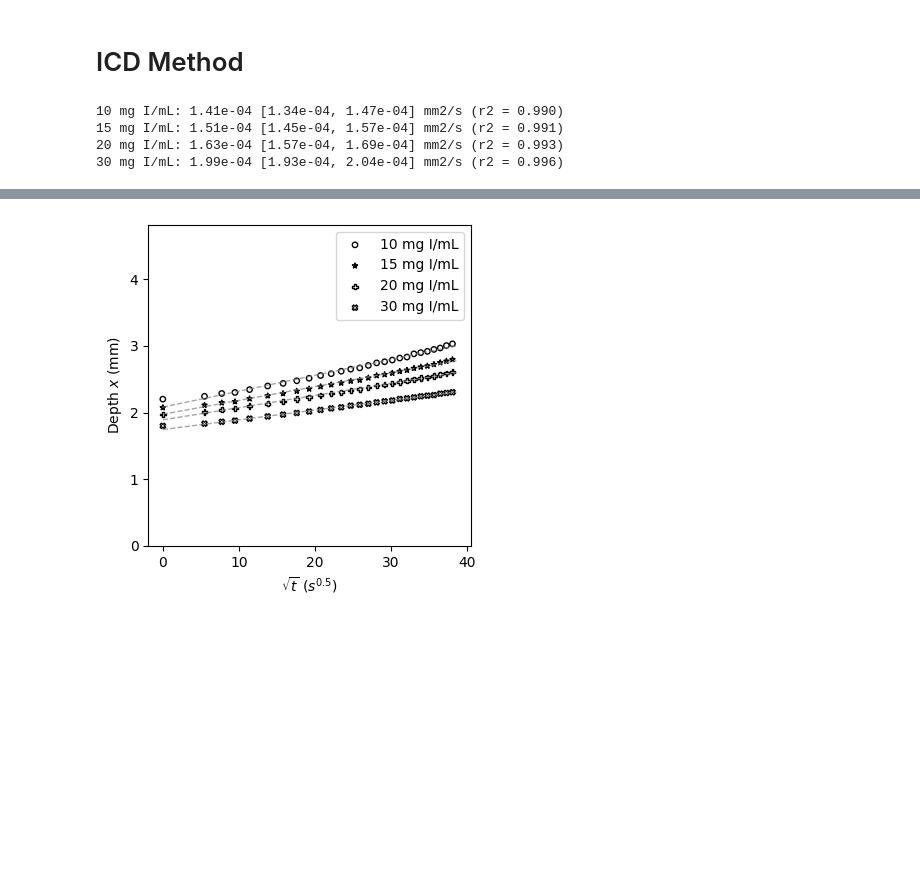
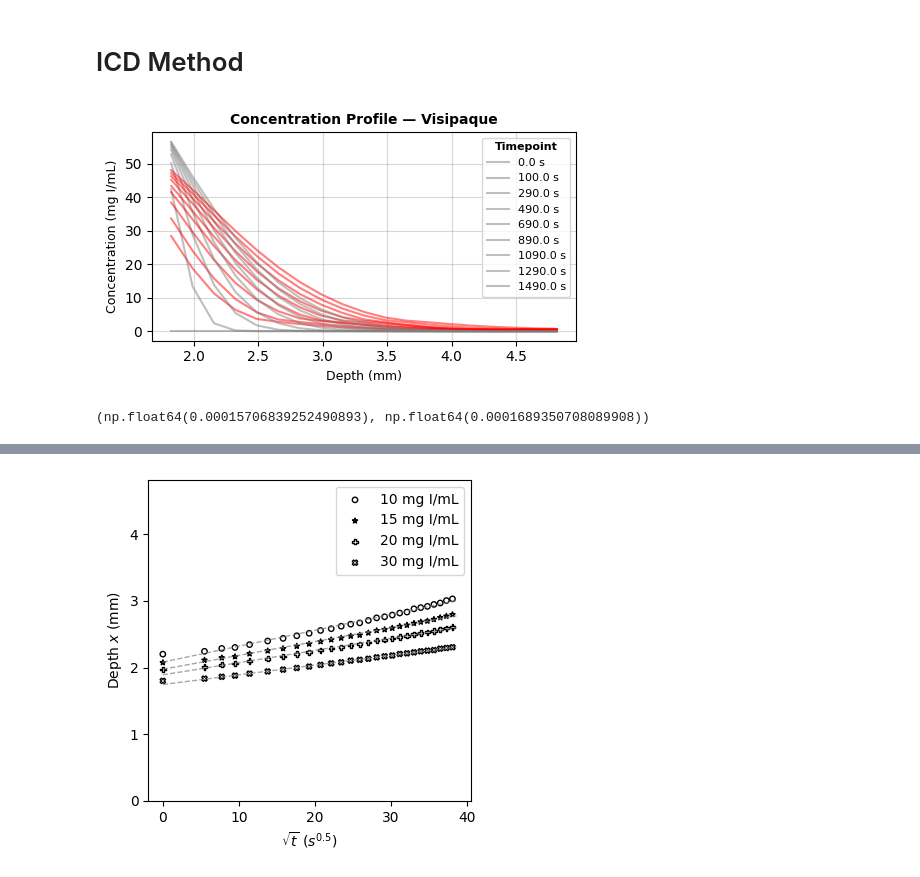
Before and after one commit to isaackh28/diff_tests, a Jupyter notebook: notebook_1.ipynb, the cells around one changed output, grey strips where cells are left out. Cells and saved outputs as stored; diff of their text form; code cells hidden in the pictures; blank space fills up the shorter version.

Commit message:
Finalize ICD method function

```diff
--- a/notebook_1.ipynb
+++ b/notebook_1.ipynb
@@ -146,13 +206,33 @@ def icd_method(c_null, conc, time):
 
     except Exception as e:
         print(f"Error :{e}")
-# %%
-c_null_list = [10, 15, 20, 30]
-icd_results = [icd_method(c_null, conc, time) for c_null in c_null_list]
-for r in icd_results:
-    print(f"{r["c_null"]} mg I/mL: {r["d"]:.2e} [{r["ci_d"][0]:.2e}, {r["ci_d"][1]:.2e}] mm2/s (r2 = {r["r2"]:.3f})")
-# %% [output]
-10 mg I/mL: 1.41e-04 [1.34e-04, 1.47e-04] mm2/s (r2 = 0.990)
-15 mg I/mL: 1.51e-04 [1.45e-04, 1.57e-04] mm2/s (r2 = 0.991)
-20 mg I/mL: 1.63e-04 [1.57e-04, 1.69e-04] mm2/s (r2 = 0.993)
-30 mg I/mL: 1.99e-04 [1.93e-04, 2.04e-04] mm2/s (r2 = 0.996)
+# %%
+icd_result_10 = icd_method(30, conc, time ,depth)
+# %%
+conc_sim = np.zeros_like(conc)
+for i, ti in enumerate(time):
+    conc_sim[i, :] = models.semi_infinite(depth, icd_result_10["intercept"], icd_result_10["d"], cs_exp, ti)
+# %%
+# ---- Experimental concentration profiles at the beginning, middle, and end of the experiment ----
+profs = range(0, len(time), 10)
+n_profs = len(profs)
+cmap = plt.get_cmap("viridis")
+colors = cmap(np.linspace(0, 1, n_profs))
+
+fig, ax = plt.subplots(figsize = (5, 3))
+j = 0
+for i in profs:
+    ax.plot(depth[icd_result_10["start_idx"]:], conc_sim[i, icd_result_10["start_idx"]:], label = f"{time[i]} s", color = "grey", alpha = 0.5)
+    j += 1
+    ax.plot(depth[icd_result_10["start_idx"]:], conc[i, icd_result_10["start_idx"]:], color = "red", alpha = 0.5)
+ax.legend(title = "Timepoint", fontsize = 8,
+          title_fontproperties = {"weight": "bold", "size": 8})
+ax.set_ylabel("Concentration (mg I/mL)", size = 9)
+ax.set_xlabel("Depth (mm)", size = 9)
+ax.grid(alpha = 0.5)
+ax.set_title(f"Concentration Profile — Visipaque",
+             fontdict = {"weight": "bold", "size": 10})
+plt.tight_layout()
+plt.show()
+# %% [output]
+[figure, added]
@@ -158,0 +242,4 @@ for r in icd_results:
+# %%
+icd_result_10["ci_d"]
+# %% [output]
+(np.float64(0.00015706839252490893), np.float64(0.0001689350708089908))
```
Also changed, not shown: parts of 13 cells of this notebook.
